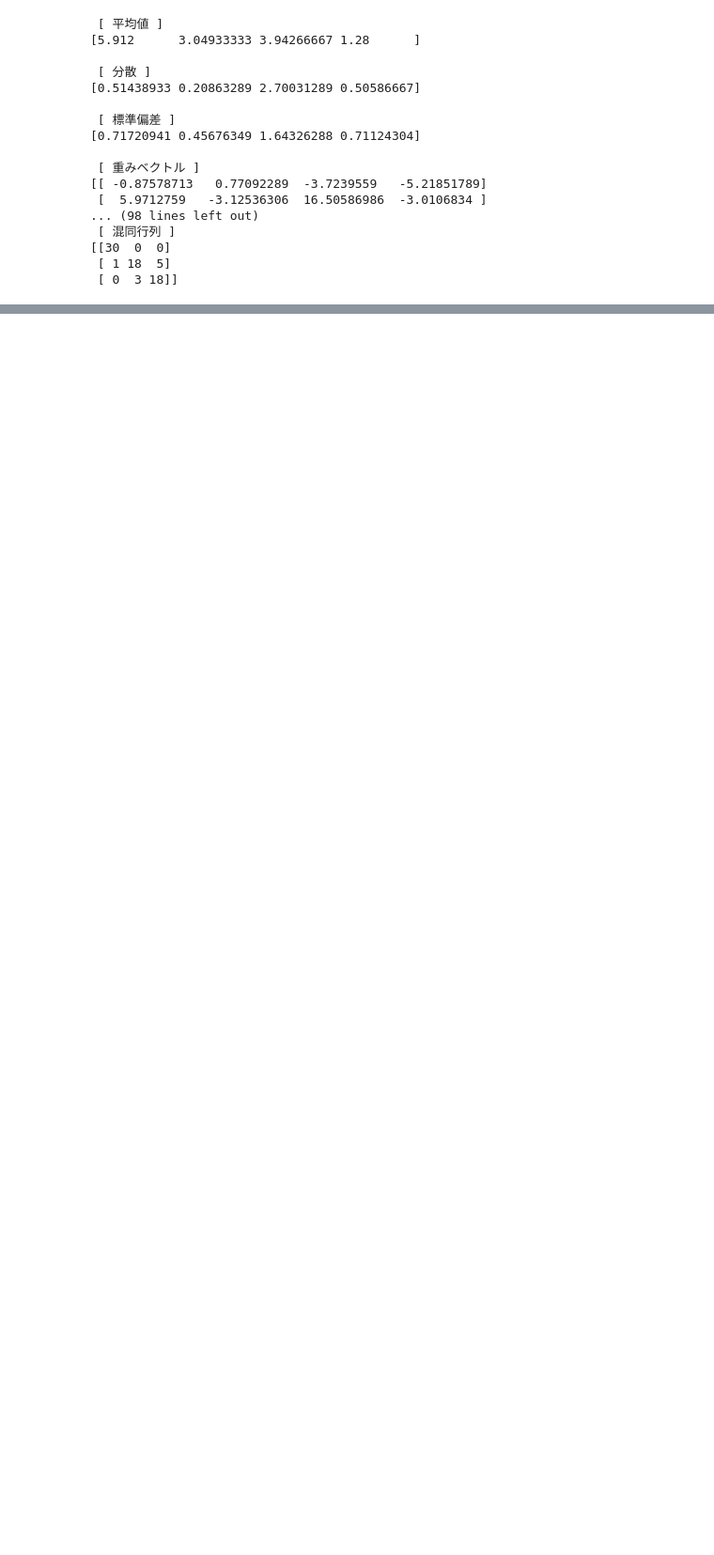
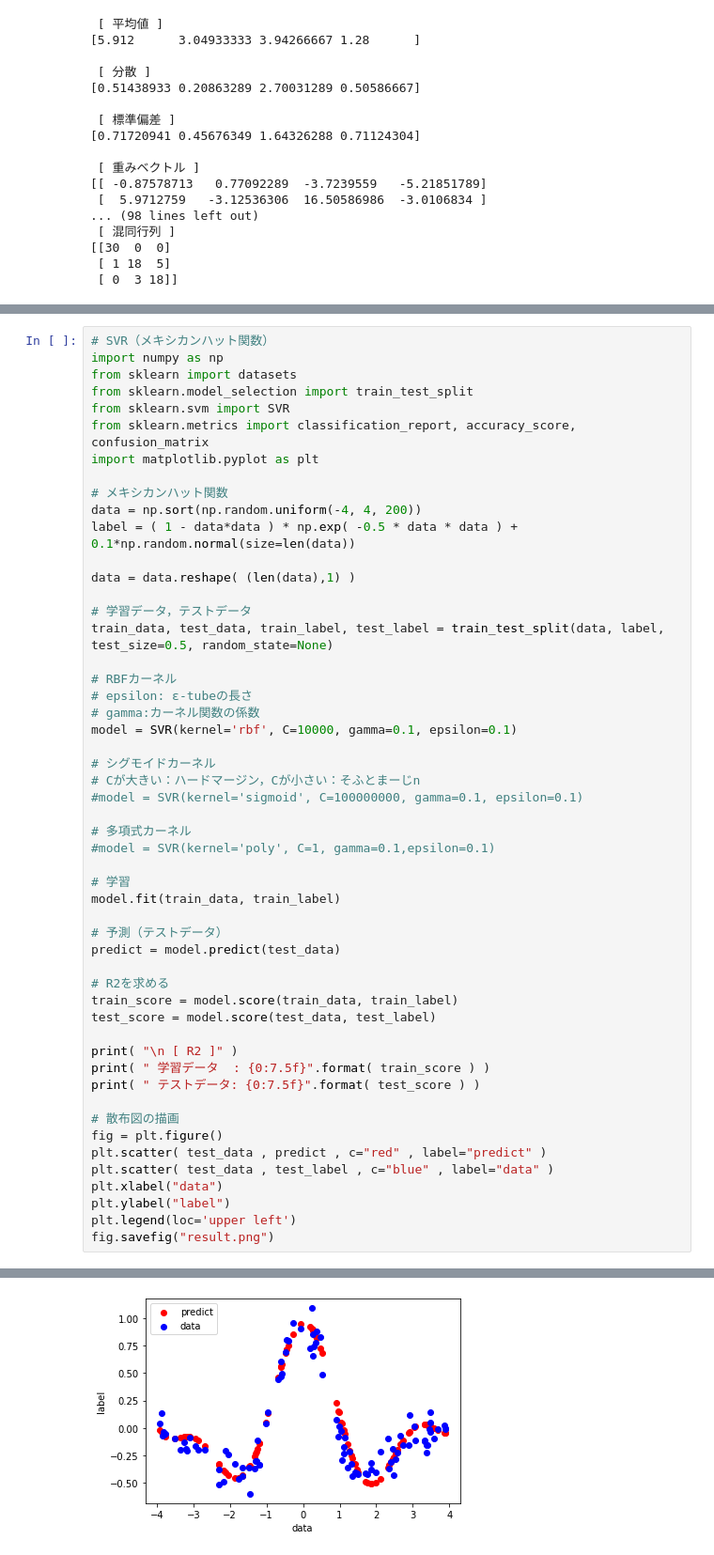
Before and after one commit to evggzzz/Machine_Learning, a Jupyter notebook: Lecture_of_ML_2019/Lecture.ipynb, the cells around one changed output, grey strips where cells are left out. Shown at 94% size. Saved outputs shown, nothing was run; the diff lists cells and outputs as text; blank space fills up the shorter version.

```diff
--- a/Lecture_of_ML_2019/Lecture.ipynb
+++ b/Lecture_of_ML_2019/Lecture.ipynb
@@ -862,0 +1065,53 @@ print( confusion_matrix(test_label, predict) )
+# %%
+# SVR（メキシカンハット関数）
+import numpy as np
+from sklearn import datasets
+from sklearn.model_selection import train_test_split
+from sklearn.svm import SVR
+from sklearn.metrics import classification_report, accuracy_score, confusion_matrix
+import matplotlib.pyplot as plt
+
+# メキシカンハット関数
+data = np.sort(np.random.uniform(-4, 4, 200))
+label = ( 1 - data*data ) * np.exp( -0.5 * data * data ) + 0.1*np.random.normal(size=len(data))
+
+data = data.reshape( (len(data),1) )
+
+# 学習データ，テストデータ
+train_data, test_data, train_label, test_label = train_test_split(data, label, test_size=0.5, random_state=None)
+
+# RBFカーネル
+# epsilon: ε-tubeの長さ
+# gamma:カーネル関数の係数
+model = SVR(kernel='rbf', C=10000, gamma=0.1, epsilon=0.1)
+
+# シグモイドカーネル
+# Cが大きい：ハードマージン，Cが小さい：そふとまーじn
+#model = SVR(kernel='sigmoid', C=100000000, gamma=0.1, epsilon=0.1)
+
+# 多項式カーネル
+#model = SVR(kernel='poly', C=1, gamma=0.1,epsilon=0.1)
+
+# 学習
+model.fit(train_data, train_label)
+
+# 予測（テストデータ）
+predict = model.predict(test_data)
+
+# R2を求める
+train_score = model.score(train_data, train_label)
+test_score = model.score(test_data, test_label)
+
+print( "\n [ R2 ]" )
+print( " 学習データ  : {0:7.5f}".format( train_score ) )
+print( " テストデータ: {0:7.5f}".format( test_score ) )
+
+# 散布図の描画
+fig = plt.figure()
+plt.scatter( test_data , predict , c="red" , label="predict" )
+plt.scatter( test_data , test_label , c="blue" , label="data" )
+plt.xlabel("data")
+plt.ylabel("label")
+plt.legend(loc='upper left')
+fig.savefig("result.png")
+# %% [output]
@@ -862,0 +1121 @@ print( confusion_matrix(test_label, predict) )
+[figure, added]
```
Also changed, not shown: parts of 6 cells of this notebook, 3 other files.
